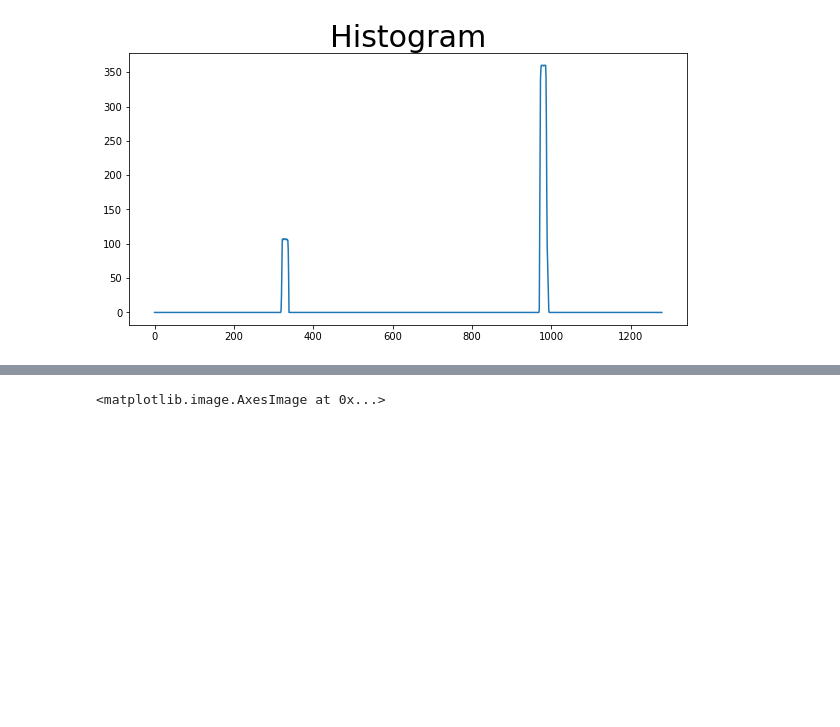
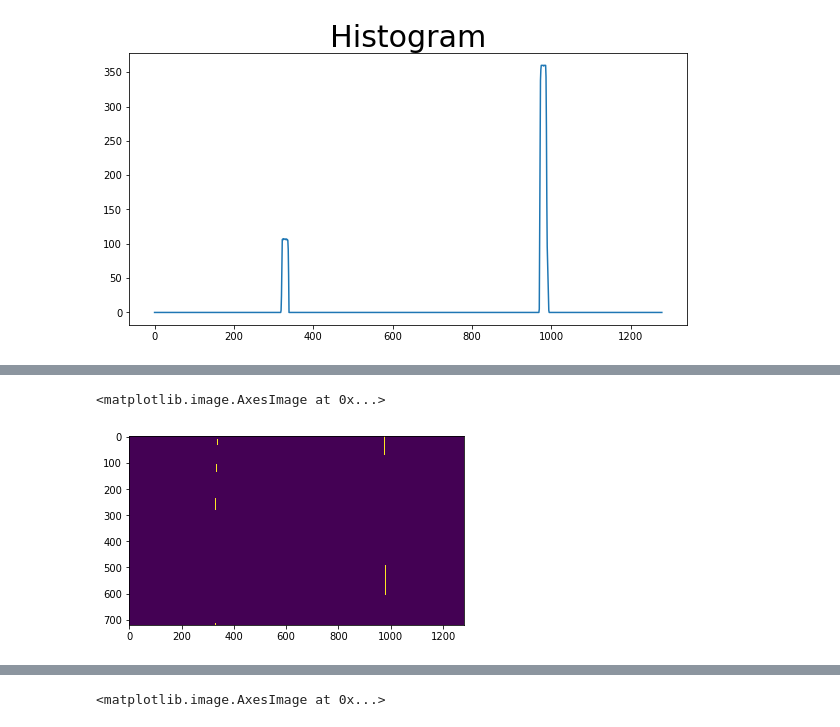
Before and after one commit to tyler-lewis-udacity/Advanced_Lane_Finding, a Jupyter notebook: P4_advanced_lane_finding_new.ipynb, the cells around one changed output, grey strips where cells are left out. Drawn from its saved outputs; the diff is of its cells as text; code cells hidden in the pictures; blank space fills up the shorter version.

```diff
--- a/P4_advanced_lane_finding_new.ipynb
+++ b/P4_advanced_lane_finding_new.ipynb
@@ -632 +698,7 @@ line_fits_binary, left_fit, right_fit, avg_curverad, distance_from_center, out_i
+# %%
+line_fits_binary, left_fit, right_fit, ploty, left_fitx, right_fitx, avg_curverad, distance_from_center, out_img = proximity_search(combined_binary, left_fit, right_fit, dfc_correction_factor=0.3, display_results=False)
+plt.imshow(line_fits_binary)
+# %% [output]
+<matplotlib.image.AxesImage at 0x...>
+[figure, added]
 # %%
```
Also changed, not shown: parts of 41 cells of this notebook, 2 other files.
